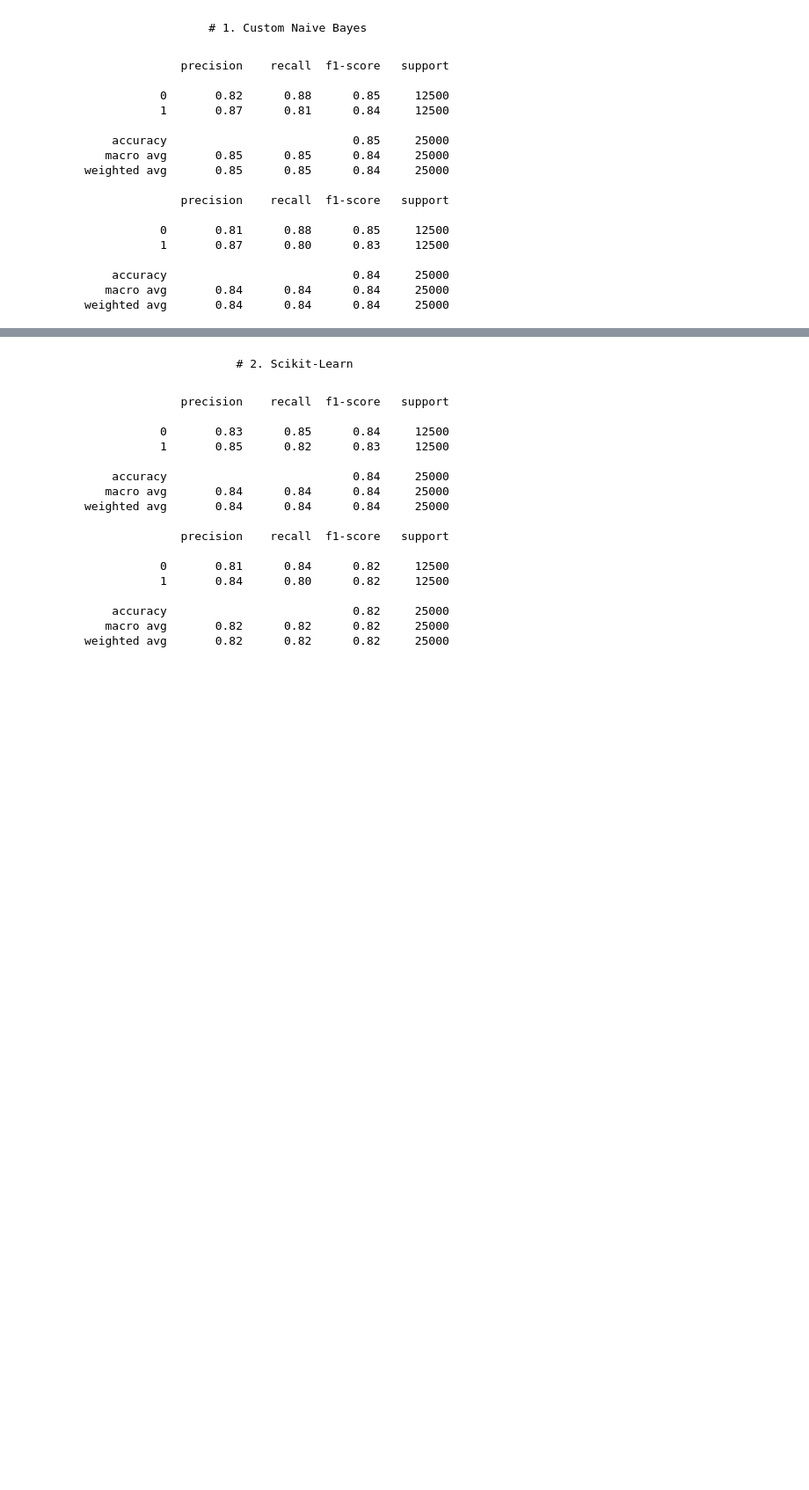
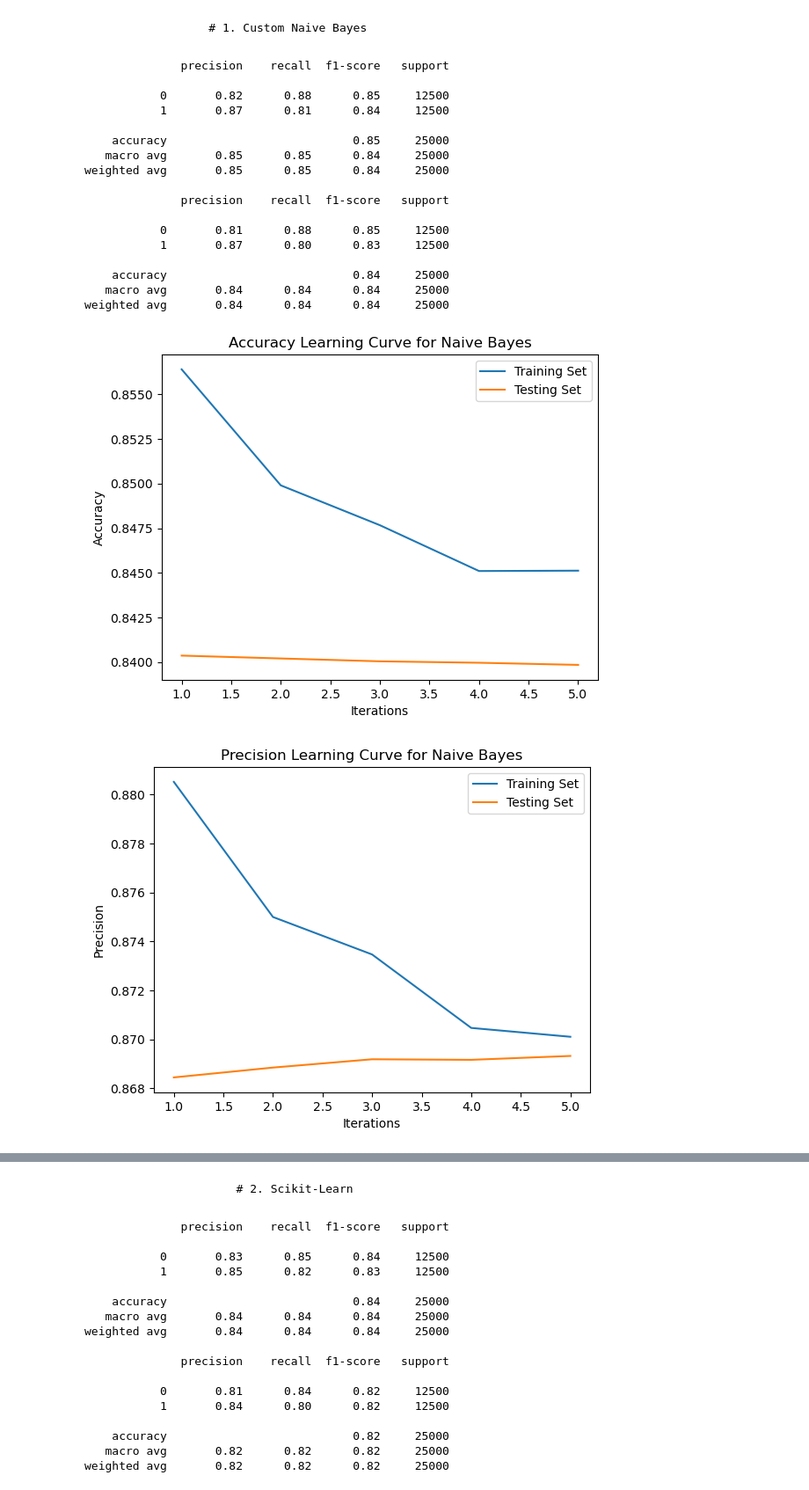
Before and after one commit to GwgwP/AI-Projects, a Jupyter notebook: secondProject/second_project.ipynb, the cells around one changed output, grey strips where cells are left out. Shown at 88% size. Drawn from its saved outputs; the diff is of its cells as text; code cells hidden in the pictures; blank space fills up the shorter version.

Commit message:
Added plotting

```diff
--- a/secondProject/second_project.ipynb
+++ b/secondProject/second_project.ipynb
@@ -135,11 +224,10 @@ print(x_train_binary.shape)
 # Naive Bayes
 # %%
 class NaiveBayesCustom():
-
     def __init__(self):
         self.class0_prob = None
         self.class1_prob = None
-        self.features_probs = None
+        self.feature_probs = None
 
     def fit(self,x_train_binary, y_train):
 
@@ -237,3 +325,15 @@ weighted avg       0.85      0.85      0.84     25000
     accuracy                           0.84     25000
    macro avg       0.84      0.84      0.84     25000
 weighted avg       0.84      0.84      0.84     25000
+# %%
+# Usage example for Naive Bayes
+nbc = NaiveBayesCustom()
+(
+    training_accuracy_list, testing_accuracy_list,
+    training_precision_list, testing_precision_list,
+    training_recall_list, testing_recall_list,
+    training_f1_list, testing_f1_list
+) = learning_curves(nbc, x_train_binary, y_train, x_test_binary, y_test, n_splits=5)
+# %% [output]
+[figure, added]
+[figure, added]
```
Also changed, not shown: parts of 17 cells of this notebook.
